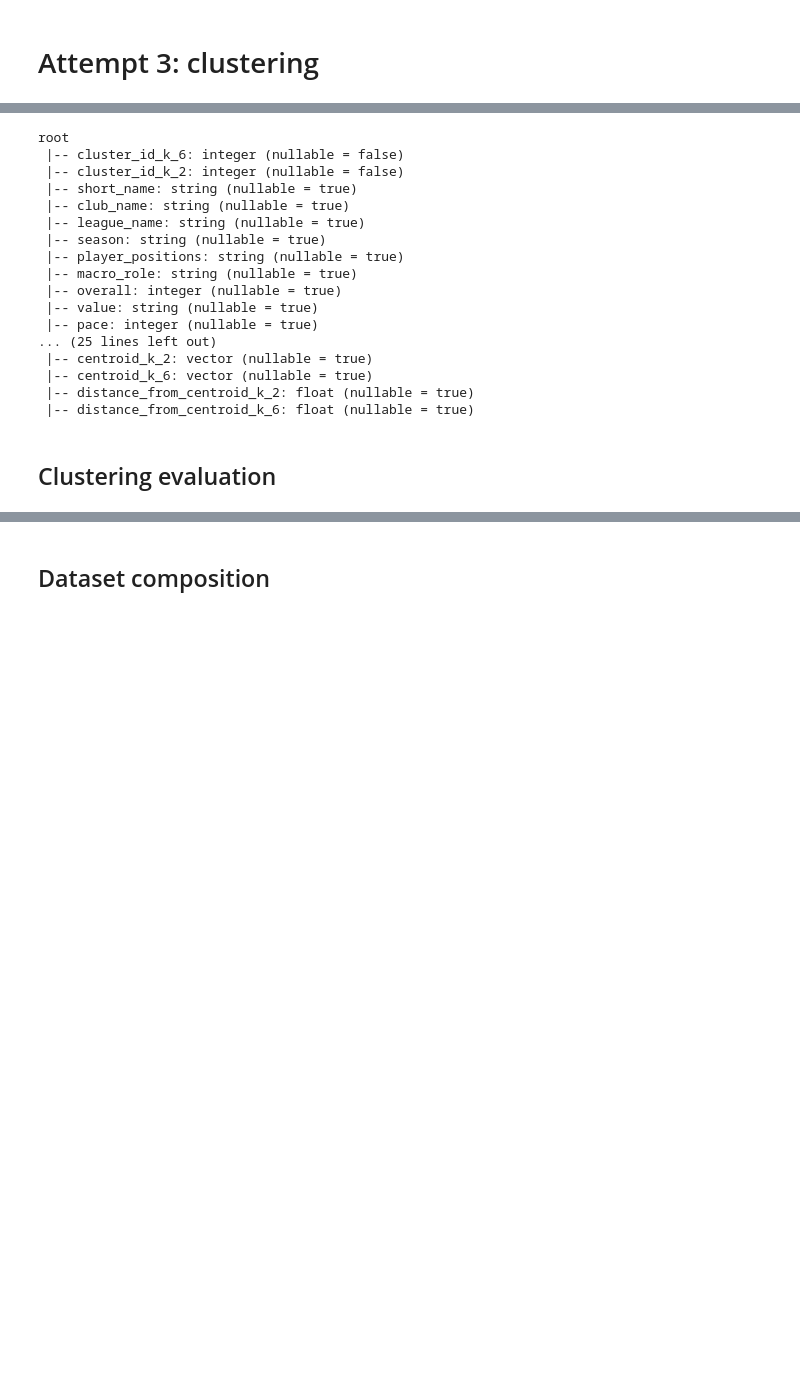
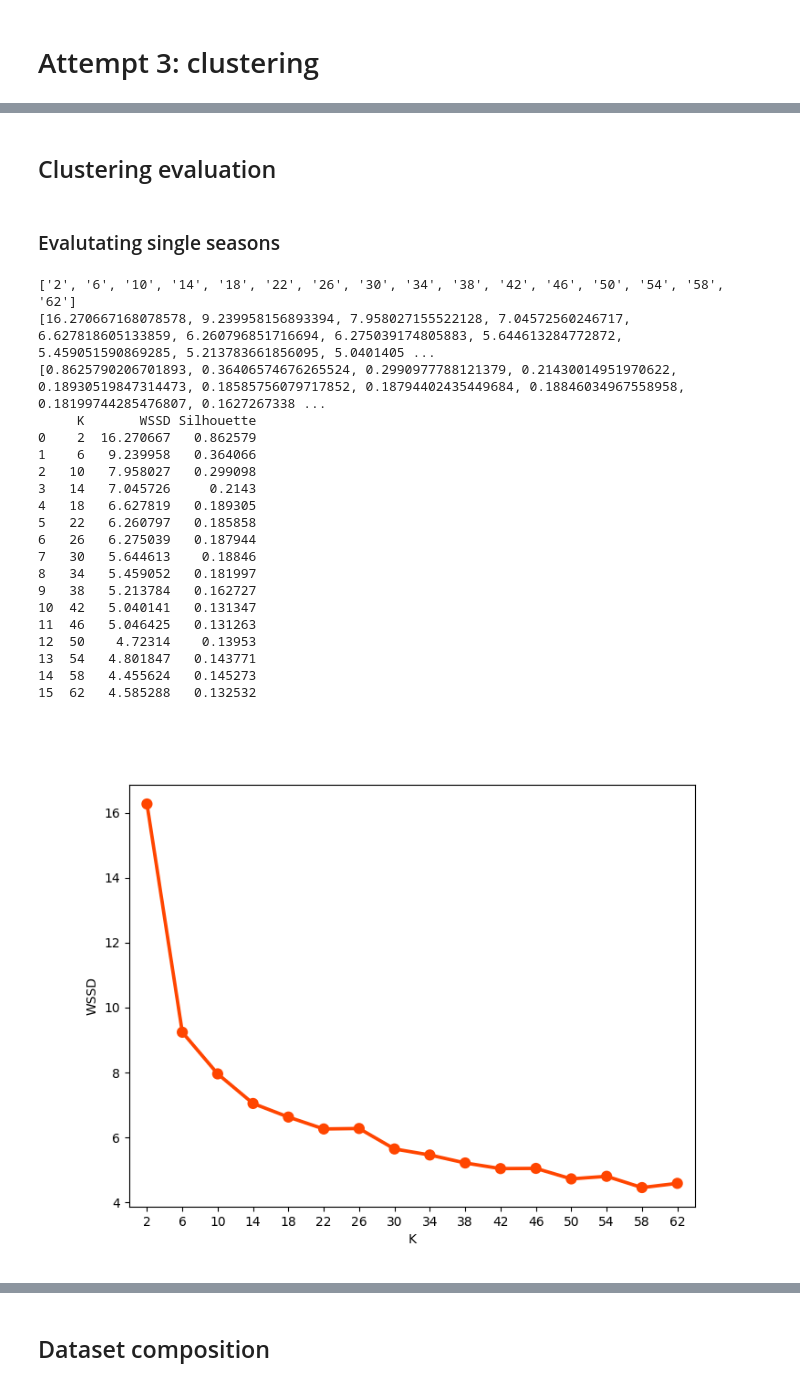
Before and after one commit to Big-Data-FC/project, a Jupyter notebook: main.ipynb, the cells around one changed output, grey strips where cells are left out. Cells and saved outputs as stored; diff of their text form; code cells hidden in the pictures; blank space fills up the shorter version.

Commit message:
[WIP] clustering evaluation

```diff
--- a/main.ipynb
+++ b/main.ipynb
@@ -1955,12 +1985,12 @@ clustering_df_dict = {
     s: clustering_df.filter(col("season") == s) for s in seasons
 }
 
-MAX_K_CLUSTERS = 8
-MAX_ITER = 4
+MAX_K_CLUSTERS = 64
+MAX_ITER = 20
 # %%
 clustering_results_dict = dict()
 
-for s in seasons:
+for s in ["20"]:
     clustering_results_dict[s] = do_clustering(
         MAX_K_CLUSTERS,
         clustering_df_dict[s],
@@ -2013,24 +2113,4 @@ all_together_df = reduce(
     ]
 )
-# %%
-all_together_df.printSchema()
-# %% [output]
-root
- |-- cluster_id_k_6: integer (nullable = false)
- |-- cluster_id_k_2: integer (nullable = false)
- |-- short_name: string (nullable = true)
- |-- club_name: string (nullable = true)
- |-- league_name: string (nullable = true)
- |-- season: string (nullable = true)
- |-- player_positions: string (nullable = true)
- |-- macro_role: string (nullable = true)
- |-- overall: integer (nullable = true)
- |-- value: string (nullable = true)
- |-- pace: integer (nullable = true)
-... (25 lines left out)
- |-- centroid_k_2: vector (nullable = true)
- |-- centroid_k_6: vector (nullable = true)
- |-- distance_from_centroid_k_2: float (nullable = true)
- |-- distance_from_centroid_k_6: float (nullable = true)
 # %% [markdown]
 ## Clustering evaluation
@@ -2038,0 +2117,27 @@ root
+# %% [markdown]
+### Evalutating single seasons
+# %%
+for s in ["20"]:
+    plot_clustering_results(clustering_results_dict[s])
+# %% [output]
+['2', '6', '10', '14', '18', '22', '26', '30', '34', '38', '42', '46', '50', '54', '58', '62']
+[16.270667168078578, 9.239958156893394, 7.958027155522128, 7.04572560246717, 6.627818605133859, 6.260796851716694, 6.275039174805883, 5.644613284772872, 5.459051590869285, 5.213783661856095, 5.0401405 ...
+[0.8625790206701893, 0.36406574676265524, 0.2990977788121379, 0.21430014951970622, 0.18930519847314473, 0.18585756079717852, 0.18794402435449684, 0.18846034967558958, 0.18199744285476807, 0.1627267338 ...
+     K       WSSD Silhouette
+0    2  16.270667   0.862579
+1    6   9.239958   0.364066
+2   10   7.958027   0.299098
+3   14   7.045726     0.2143
+4   18   6.627819   0.189305
+5   22   6.260797   0.185858
+6   26   6.275039   0.187944
+7   30   5.644613    0.18846
+8   34   5.459052   0.181997
+9   38   5.213784   0.162727
+10  42   5.040141   0.131347
+11  46   5.046425   0.131263
+12  50    4.72314    0.13953
+13  54   4.801847   0.143771
+14  58   4.455624   0.145273
+15  62   4.585288   0.132532
+[figure, added]
```
Also changed, not shown: parts of 9 cells of this notebook.
